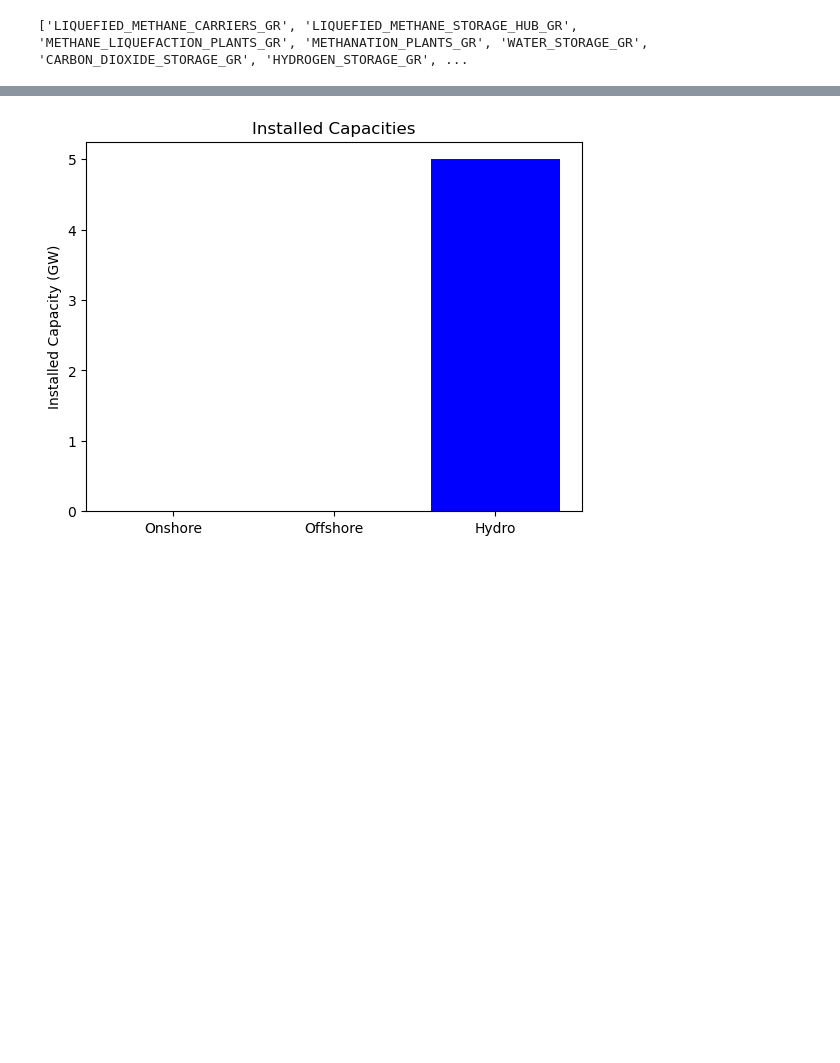
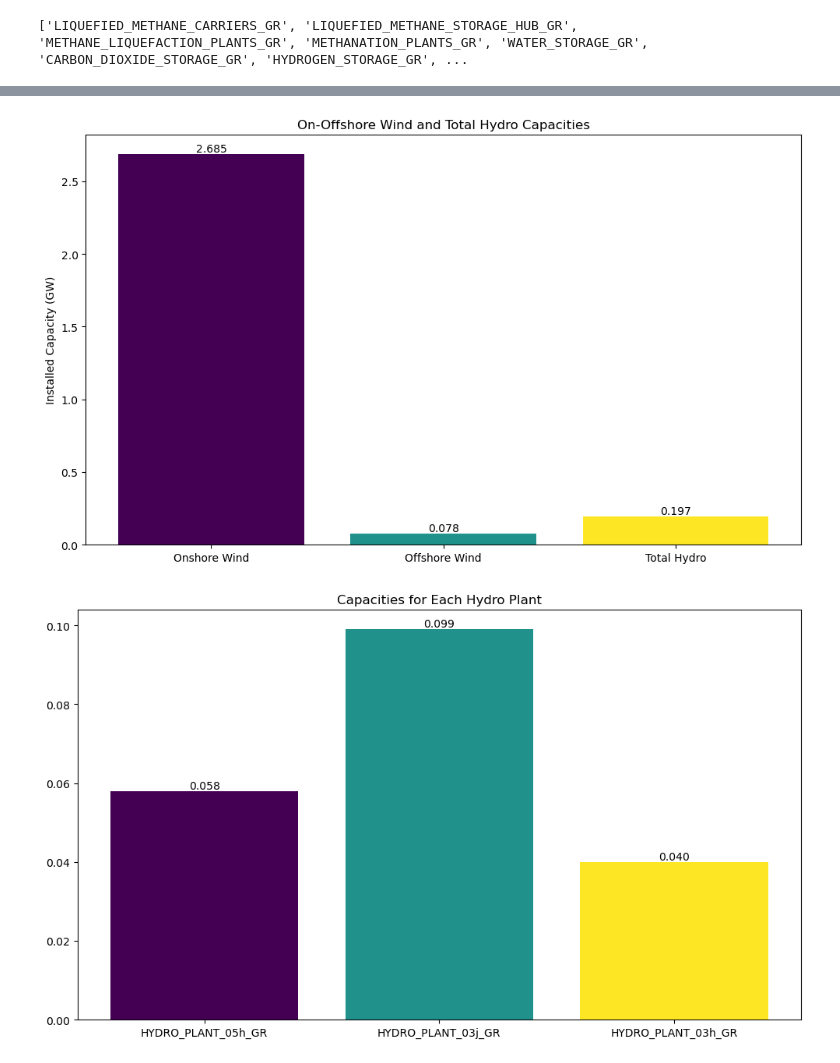
Before and after one commit to giooms/RREH_thesis, a Jupyter notebook: scripts/analysis/hydro-wind_analysis.ipynb, the cells around one changed output, grey strips where cells are left out. Cells and saved outputs as stored; diff of their text form; code cells hidden in the pictures; blank space fills up the shorter version.

Commit message:
major update
hydro + wave energy

```diff
--- a/scripts/analysis/hydro-wind_analysis.ipynb
+++ b/scripts/analysis/hydro-wind_analysis.ipynb
@@ -103,7 +103,7 @@ class MakeMeReadable:
         return repr(self.d)
 # %%
 dico = {}
-with open('../../models/base/results/RREH.json', 'r') as f:
+with open('../../models/hydro_wind/results/RREH.json', 'r') as f:
     dico = json.load(f)
 
 d = MakeMeReadable(dico)
@@ -285,23 +292,69 @@ False
 # %%
-wind_onshore_gr = d.solution.elements.ON_WIND_PLANTS_GR.variables.capacity.values[0]
-wind_off_gr = d.solution.elements.OFF_WIND_PLANTS_GR.variables.capacity.values[0]
-hydro_gr = d.model.nodes.HYDRO_PLANT_GR.parameters.capacity[0]
+# Initialize a dictionary to hold individual capacities
+plant_capacities = {}
 
-total_installed_capacity = wind_onshore_gr + wind_off_gr + hydro_gr
+# Store wind capacities individually and add them to the total capacity
+plant_capacities['wind_onshore_gr'] = d.solution.elements.ON_WIND_PLANTS_GR.variables.capacity.values[0]
+plant_capacities['wind_off_gr'] = d.solution.elements.OFF_WIND_PLANTS_GR.variables.capacity.values[0]
+
+# Dynamically identify HYDRO_PLANT capacities and store them
+for element_name in ls_nodes:
+    if re.match(r'HYDRO_PLANT_\w+_GR$', element_name):
+        # Extract capacity and store it in the dictionary
+        plant_capacities[element_name] = dico["solution"]["elements"][element_name]["variables"]["capacity"]["values"][0]
+
+# Compute the total installed capacity by summing all individual capacities
+total_installed_capacity = sum(plant_capacities.values())
 # %%
-# Print the installed capacities and total
-print(f"Installed capacity of onshore = {wind_onshore_gr} GW")
-print(f"Installed capacity of offshore = {wind_off_gr} GW")
-print(f"Installed capacity of hydro = {hydro_gr} GW")
+# Doesn't install on/offshore wind turbines if 1,7GW of Hydro
 
-print(f"Total installed capacity = {total_installed_capacity} GW")
+import matplotlib.pyplot as plt
+import numpy as np
 
-# Plotting
-labels = ['Onshore', 'Offshore', 'Hydro']
-values = [wind_onshore_gr, wind_off_gr, hydro_gr]
+# Print installed capacities
+for plant, capacity in plant_capacities.items():
+    plant_type = "hydro" if "HYDRO_PLANT" in plant else "onshore" if "onshore" in plant else "offshore"
+    print(f"Installed capacity of {plant_type} = {capacity:.3f} GW")
 
-plt.bar(labels, values, color=['green', 'orange', 'blue'])
+# Calculate the total installed capacity
+total_installed_capacity = sum(plant_capacities.values())
+
+print(f"\nTotal installed capacity = {total_installed_capacity:.3f} GW")
+
+# Calculate total hydro capacity by summing all hydro plant capacities
+total_hydro_capacity = sum(capacity for plant, capacity in plant_capacities.items() if "HYDRO_PLANT" in plant)
+
+# Data for the first plot
+categories = ['Onshore Wind', 'Offshore Wind', 'Total Hydro']
+capacities = [
+    plant_capacities.get('wind_onshore_gr', 0),
+    plant_capacities.get('wind_off_gr', 0),
+    total_hydro_capacity
+]
+
+### Plot 1: Combined Wind and Total Hydro Capacities
+plt.figure(figsize=(10, 6))
+colors = plt.cm.viridis(np.linspace(0, 1, len(categories)))
+plt.bar(categories, capacities, color=colors)
 plt.ylabel('Installed Capacity (GW)')
-plt.title('Installed Capacities')
+plt.title('On-Offshore Wind and Total Hydro Capacities')
+# Annotate each bar with its capacity
+for i, v in enumerate(capacities):
+    plt.text(i, v, f"{v:.3f}", ha='center', va='bottom')
+plt.tight_layout()
 plt.show()
+
+### Plot 2: Capacities for Each Hydro Plant Separately
+plt.figure(figsize=(10, 6))
+hydro_labels = [plant for plant in plant_capacities.keys() if "HYDRO_PLANT" in plant]
+hydro_values = [capacity for plant, capacity in plant_capacities.items() if "HYDRO_PLANT" in plant]
+colors = plt.cm.viridis(np.linspace(0, 1, len(hydro_labels)))
+plt.bar(hydro_labels, hydro_values, color=colors)
+plt.title('Capacities for Each Hydro Plant')
+# plt.xticks(rotation=45)
+# Annotate each hydro plant bar with its capacity
+for i, v in enumerate(hydro_values):
+    plt.text(i, v, f"{v:.3f}", ha='center', va='bottom')
+plt.tight_layout()
+plt.show()
 # %% [output]
@@ -312,4 +368,5 @@ Total installed capacity = 5.000000347263834 GW
-[figure, old version]
+[figure, new version]
+[figure, added]
 # %%
 gas_demand = d.model.hyperedges.DESTINATION_METHANE_BALANCE.parameters.demand
 gas_demand = np.sum(gas_demand[:timehorizon])/1000
```
Also changed, not shown: parts of 19 cells of this notebook, 17 other files.
